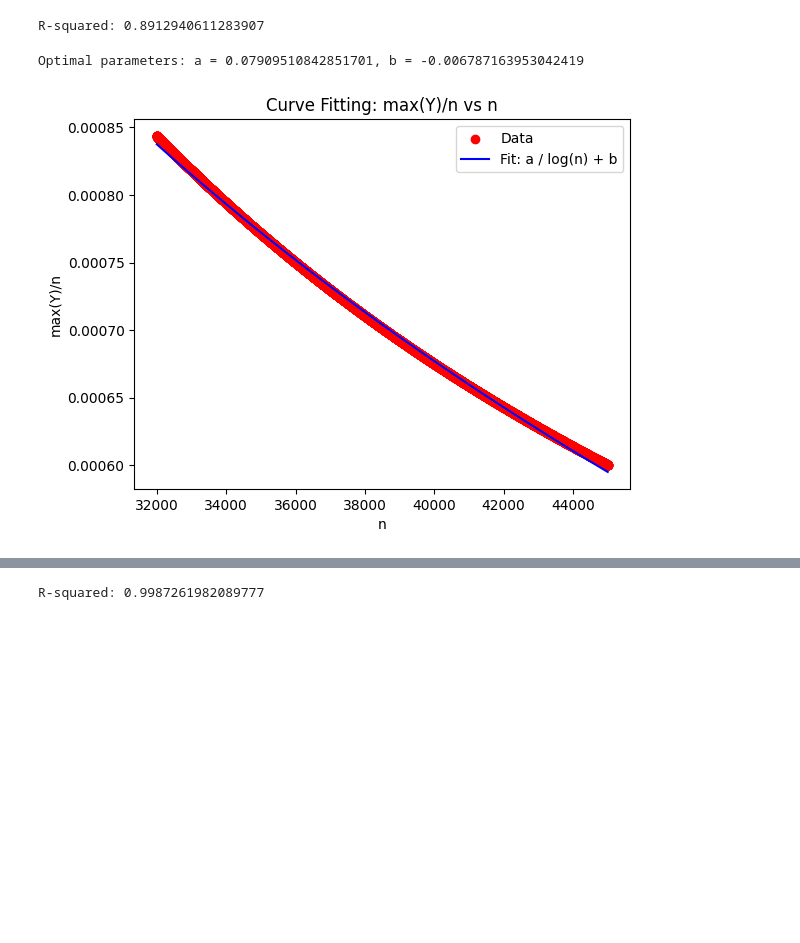
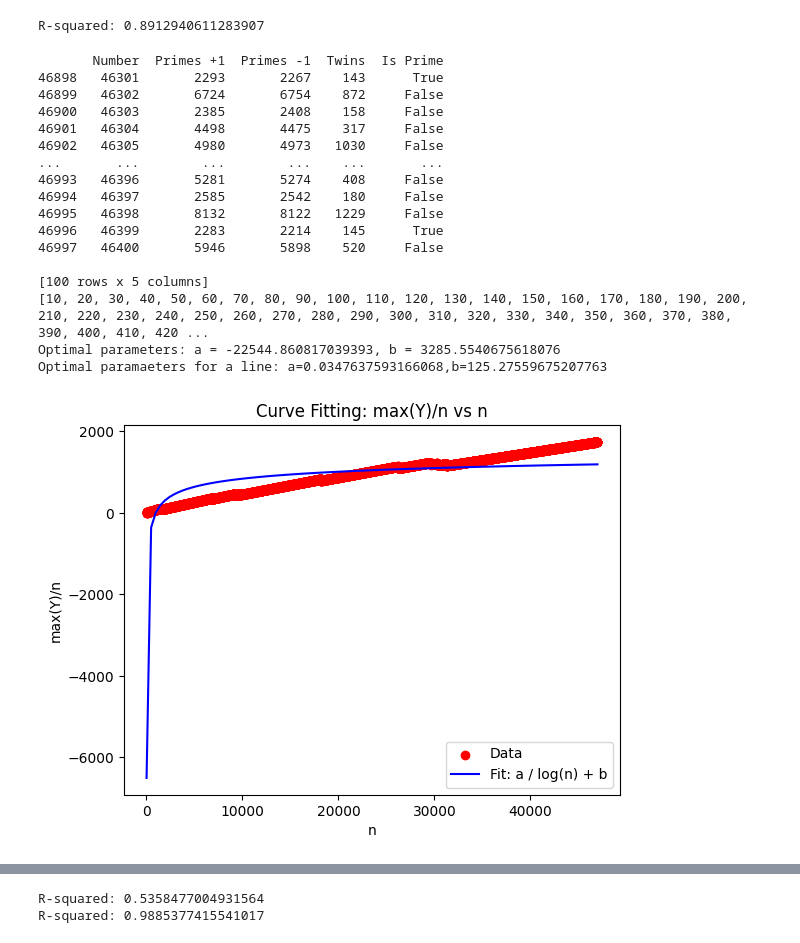
Before and after one commit to maher1719/patterns-in-prime-number, a Jupyter notebook: primeskewed.ipynb, the cells around one changed output, grey strips where cells are left out. Saved outputs shown, nothing was run; the diff lists cells and outputs as text; code cells hidden in the pictures; blank space fills up the shorter version.

```diff
--- a/primeskewed.ipynb
+++ b/primeskewed.ipynb
@@ -949,15 +949,25 @@ import math
 # Read the CSV file
 datatxt_original = pd.read_csv('primes_data40000-45000.txt')
 datatxt=datatxt_original[1:]
+datatxt=datatxt.sort_index()
+df=datatxt_original.sort_values(by=["Number"],ascending=True)
+df.to_csv('primes_data40000-50000.txt',index=False)
 # Count occurrences of each number in the 'Number' column
 number_counts_primes_plus_one = datatxt['Primes +1'].value_counts().sort_index()
 number_counts_primes_minus_one = datatxt['Primes -1'].value_counts().sort_index()
 number_counts_primes_twins = datatxt['Twins'].value_counts().sort_index()
+print(datatxt.sort_index().tail(100))
 
 
 #range_prime=[2,6,30,210,2310,30030,45000]
-range_prime= np.linspace(32000, 45000, 13000)
-
+range_a=15000
+range_b=19000
+diff=range_b-range_a
+range_prime= np.linspace(range_a, range_b)
+range_prime=[]
+for i in range(10,47000,10):
+    range_prime.append(i)
+print (range_prime)
 ranging=[]
 for range_max in range_prime:
     datatxt=datatxt_original[:int(range_max)]
@@ -1003,7 +1013,7 @@ for primes in ranging:
     # Show the figure
     fig2.show()"""
     ratio_primes_max_X.append((range_prime[i]))
-    ratio_primes_max_Y.append((1/(range_prime[i]/max(primes[1]))))
+    ratio_primes_max_Y.append(((range_prime[i]/max(primes[1]))))
     i+=1
 fig2 = go.Figure()
 
@@ -1031,36 +1041,76 @@ from scipy.optimize import curve_fit
 # Define the logarithmic model function
 def log_model(x, a, b):
     return a / np.log(x) + b
+def linear_model(x,a,b):
+    return a*x+b
 
 # Example data (replace with your real data)
 n = np.array(ratio_primes_max_X)  # Use n > 1 because log(1) = 0
 y = np.array(ratio_primes_max_Y)
 
 # Perform curve fitting
 popt, pcov = curve_fit(log_model, n, y)
 a_opt, b_opt = popt
 print(f"Optimal parameters: a = {a_opt}, b = {b_opt}")
 
+
+line_fit,line=curve_fit(linear_model,n,y)
+a_line,b_line=line_fit
+print(f"Optimal paramaeters for a line: a={a_line},b={b_line}")
 # Generate points for the fitted curve
 n_fit = np.linspace(min(n), max(n), 100)
 y_fit = log_model(n_fit, *popt)
 
+y_line_fit=linear_model(n_fit,*line_fit)
+
 # Plot the original data and the fitted curve
 plt.scatter(n, y, color='red', label='Data')
 plt.plot(n_fit, y_fit, label=f'Fit: a / log(n) + b', color='blue')
+
+plt.xlabel('n')
+plt.ylabel('max(Y)/n')
+plt.title('Curve Fitting: max(Y)/n vs n')
+plt.legend()
+plt.show()
+
+plt.scatter(n, y, color='red', label='Data')
+plt.plot(n_fit, y_line_fit, label=f'Fit: a*n+b', color='blue')
 
 plt.xlabel('n')
 plt.ylabel('max(Y)/n')
 plt.title('Curve Fitting: max(Y)/n vs n')
 plt.legend()
 plt.show()
 
 # Evaluate the fit (R-squared)
 y_pred = log_model(n, *popt)
 ss_res = np.sum((y - y_pred) ** 2)
 ss_tot = np.sum((y - np.mean(y)) ** 2)
 r_squared = 1 - (ss_res / ss_tot)
 print(f"R-squared: {r_squared}")
+
+
+y_pred = linear_model(n, *line_fit)
+ss_res = np.sum((y - y_pred) ** 2)
+ss_tot = np.sum((y - np.mean(y)) ** 2)
+r_squared = 1 - (ss_res / ss_tot)
+print(f"R-squared: {r_squared}")
 # %% [output]
-Optimal parameters: a = 0.07909510842851701, b = -0.006787163953042419
+       Number  Primes +1  Primes -1  Twins  Is Prime
+46898   46301       2293       2267    143      True
+46899   46302       6724       6754    872     False
+46900   46303       2385       2408    158     False
+46901   46304       4498       4475    317     False
+46902   46305       4980       4973   1030     False
+...       ...        ...        ...    ...       ...
+46993   46396       5281       5274    408     False
+46994   46397       2585       2542    180     False
+46995   46398       8132       8122   1229     False
+46996   46399       2283       2214    145      True
+46997   46400       5946       5898    520     False
+
+[100 rows x 5 columns]
+[10, 20, 30, 40, 50, 60, 70, 80, 90, 100, 110, 120, 130, 140, 150, 160, 170, 180, 190, 200, 210, 220, 230, 240, 250, 260, 270, 280, 290, 300, 310, 320, 330, 340, 350, 360, 370, 380, 390, 400, 410, 420 ...
+Optimal parameters: a = -22544.860817039393, b = 3285.5540675618076
+Optimal paramaeters for a line: a=0.0347637593166068,b=125.27559675207763
-[figure, old version]
+[figure, new version]
@@ -1067 +1118,2 @@ Optimal parameters: a = 0.07909510842851701, b = -0.006787163953042419
-R-squared: 0.9987261982089777
+R-squared: 0.5358477004931564
+R-squared: 0.9885377415541017
```
Also changed, not shown: parts of 1 cell of this notebook, 1 other file.
